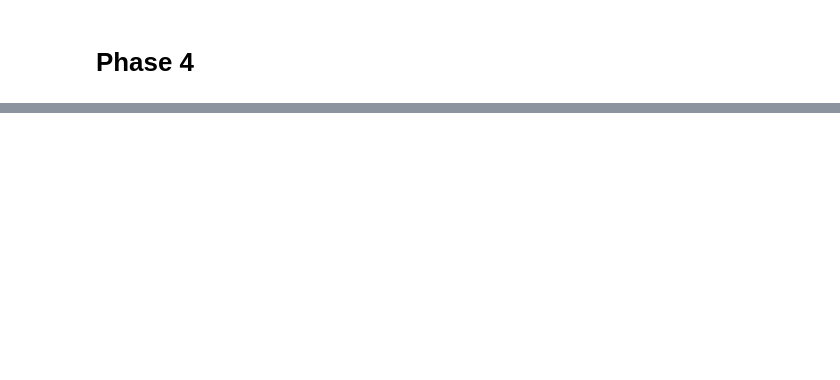
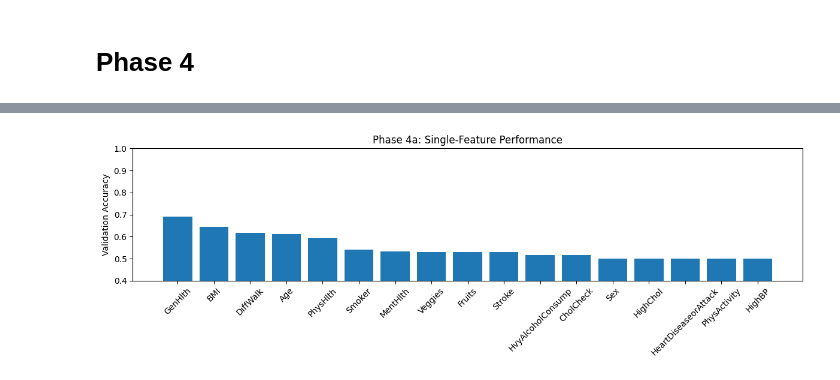
Before and after one commit to LucasChaney/CMPSCI4300, a Jupyter notebook: Final_Project/Final_Proj.ipynb, the cells around one changed output, grey strips where cells are left out. Saved outputs shown, nothing was run; the diff lists cells and outputs as text; code cells hidden in the pictures; blank space fills up the shorter version.

Commit message:
Added phase 4 need to do corrections

```diff
--- a/Final_Project/Final_Proj.ipynb
+++ b/Final_Project/Final_Proj.ipynb
@@ -534,0 +502,26 @@ Name: 18, dtype: object
+# %%
+# Feature list (exclude target)
+feature_names = [
+    'Age','Sex','HighChol','CholCheck','BMI','Smoker',
+    'HeartDiseaseorAttack','PhysActivity','Fruits','Veggies',
+    'HvyAlcoholConsump','GenHlth','MentHlth','PhysHlth',
+    'DiffWalk','Stroke','HighBP'
+]
+
+# Phase 4a: Single feature importance
+single_feat_scores = []
+for feat in feature_names:
+    X_tr_f = X_train[[feat]].values
+    X_va_f = X_val[[feat]].values
+    model = make_model(input_dim=1)
+    ckpt_path = os.path.join(checkpoint_dir, f'feat_{feat}.keras')
+    ckpt_cb = ModelCheckpoint(ckpt_path, monitor='val_accuracy', save_best_only=True)
+    hist = model.fit(
+        X_tr_f, y_train,
+        validation_data=(X_va_f, y_val),
+        epochs=50, batch_size=256,
+        callbacks=[make_early_stop(), ckpt_cb], verbose=0
+    )
+    best_val = max(hist.history['val_accuracy'])
+    single_feat_scores.append((feat, best_val))
+    print(f"Feature {feat}: best val_accuracy = {best_val:.4f}")
@@ -534,0 +546,14 @@ Name: 18, dtype: object
+# %%
+# Plot single feature importances
+sorted_scores = sorted(single_feat_scores, key=lambda x: x[1], reverse=True)
+names, scores = zip(*sorted_scores)
+plt.figure(figsize=(12,4))
+plt.bar(names, scores)
+plt.ylim(0.40, 1.00)
+plt.xticks(rotation=45)
+plt.ylabel('Validation Accuracy')
+plt.title('Phase 4a: Single-Feature Performance')
+plt.tight_layout()
+plt.show()
+# %% [output]
+[figure, added]
```
Also changed, not shown: parts of 14 cells of this notebook.
